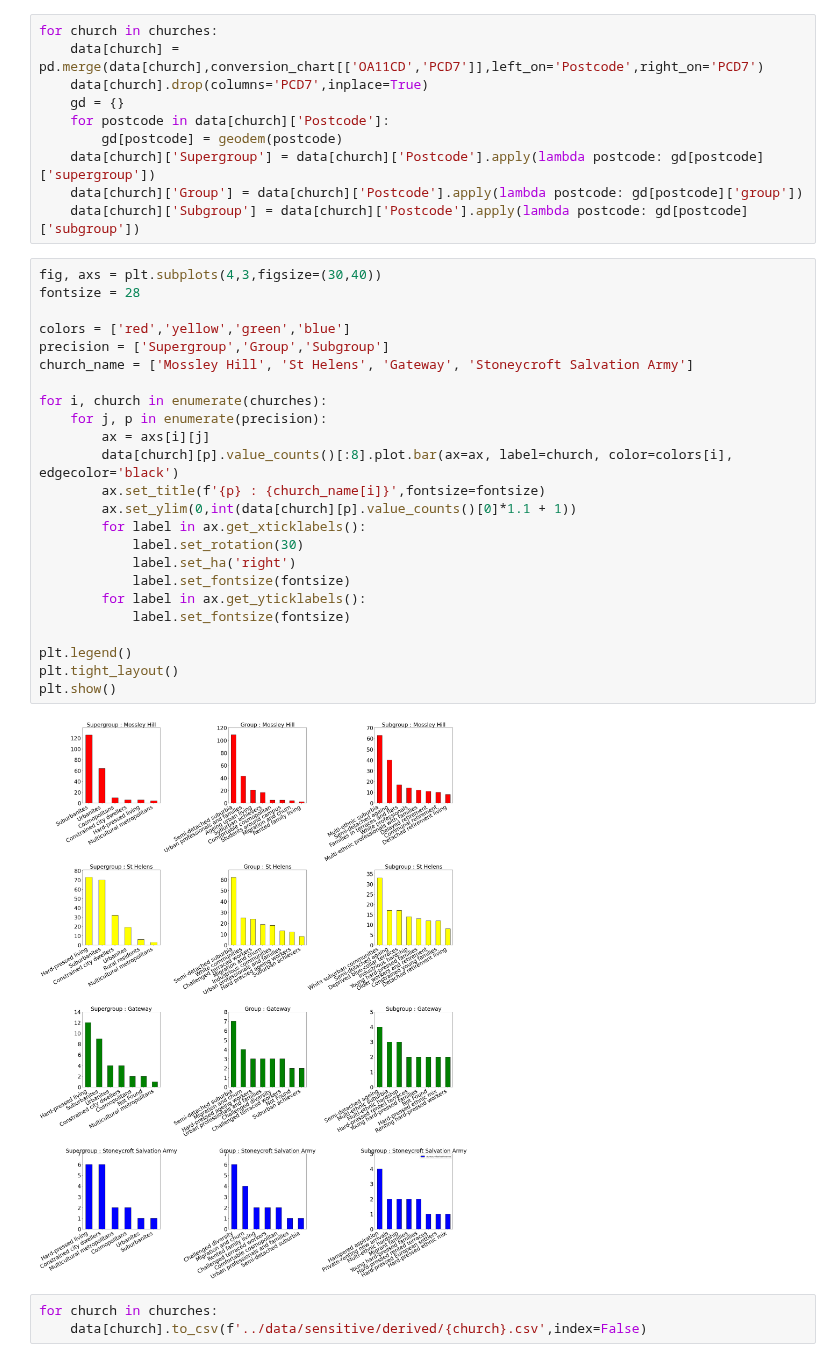
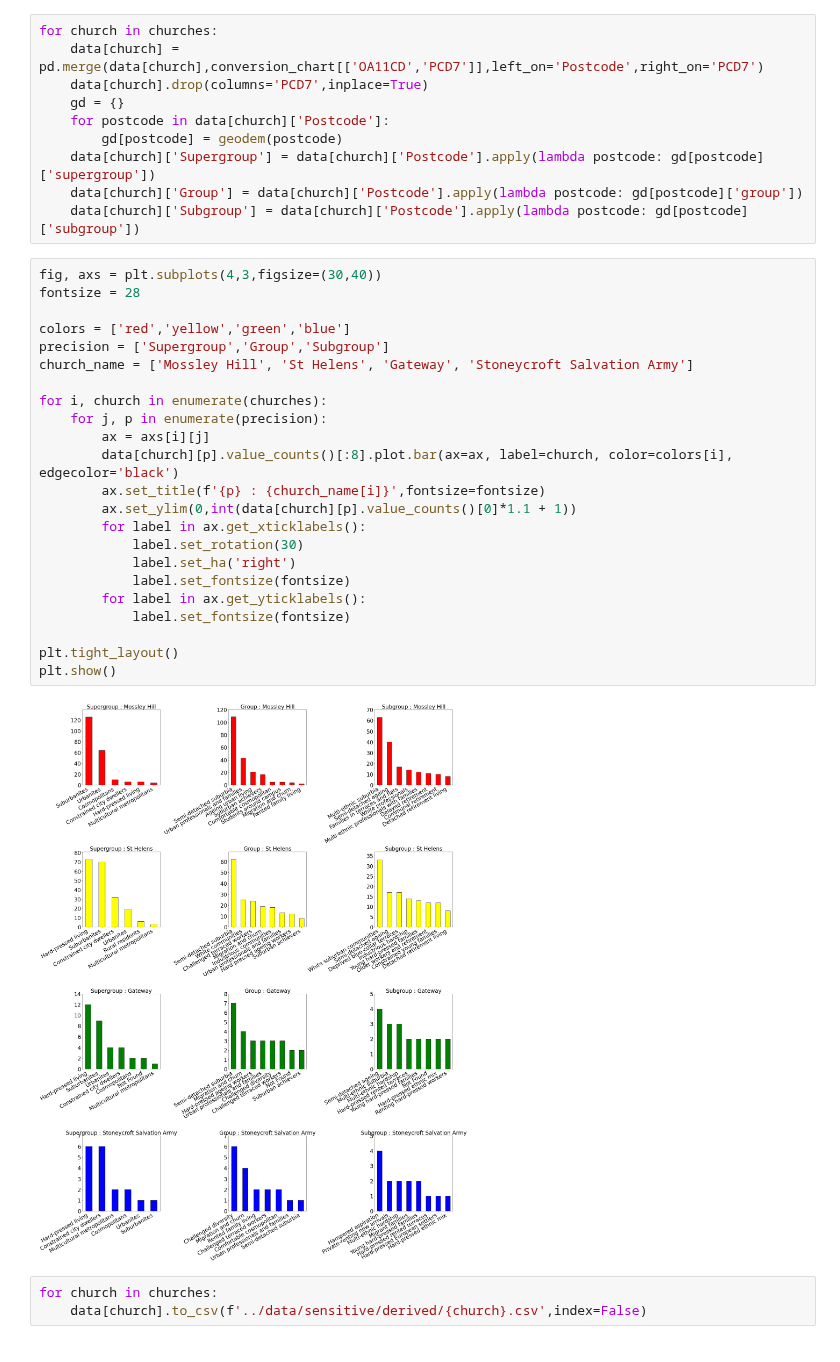
Before and after one commit to peterprescott/churchmapp, a Jupyter notebook: notebooks/geodemographics.ipynb, the cells around one changed output. Cells and saved outputs as stored; diff of their text form.

```diff
--- a/notebooks/geodemographics.ipynb
+++ b/notebooks/geodemographics.ipynb
@@ -72,29 +72,28 @@ for church in churches:
 # %%
 fig, axs = plt.subplots(4,3,figsize=(30,40))
 fontsize = 28
 
 colors = ['red','yellow','green','blue']
 precision = ['Supergroup','Group','Subgroup']
 church_name = ['Mossley Hill', 'St Helens', 'Gateway', 'Stoneycroft Salvation Army']
 
 for i, church in enumerate(churches):
     for j, p in enumerate(precision):
         ax = axs[i][j]
         data[church][p].value_counts()[:8].plot.bar(ax=ax, label=church, color=colors[i], edgecolor='black')
         ax.set_title(f'{p} : {church_name[i]}',fontsize=fontsize)
         ax.set_ylim(0,int(data[church][p].value_counts()[0]*1.1 + 1))
         for label in ax.get_xticklabels():
             label.set_rotation(30)
             label.set_ha('right')
             label.set_fontsize(fontsize)
         for label in ax.get_yticklabels():
             label.set_fontsize(fontsize)
 
-plt.legend()
 plt.tight_layout()
 plt.show()
 # %% [output]
-[figure, old version]
+[figure, new version]
 # %%
 for church in churches:
     data[church].to_csv(f'../data/sensitive/derived/{church}.csv',index=False)
```
Also changed, not shown: parts of 2 cells of this notebook, 11 other files.
